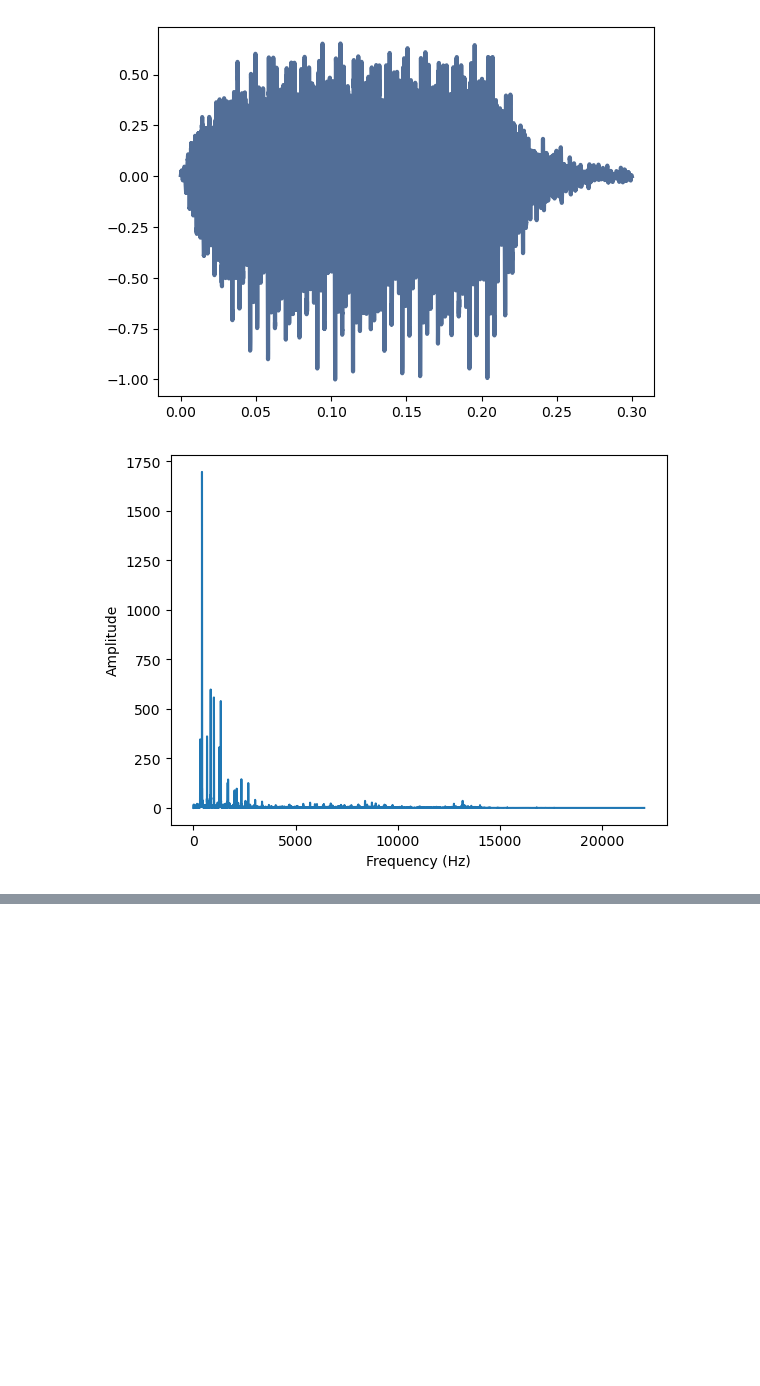
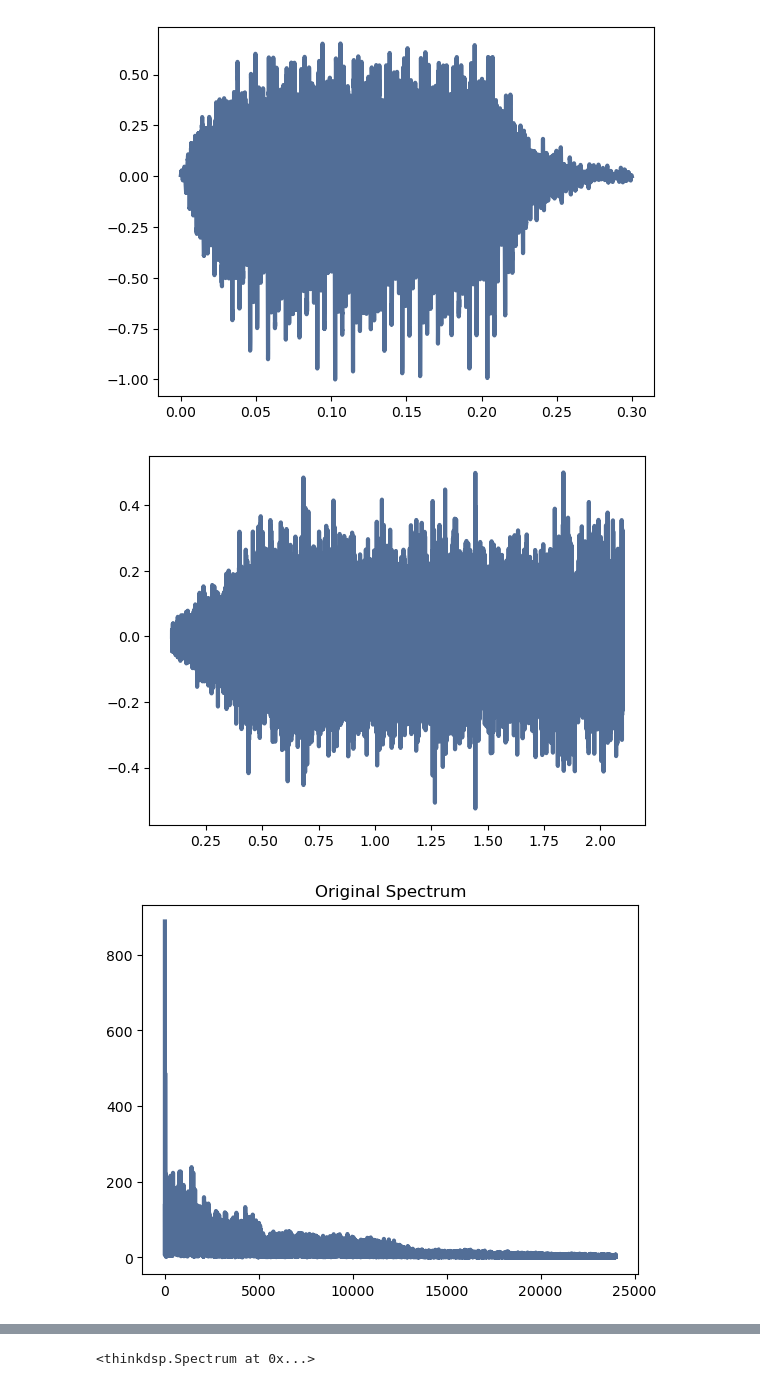
Before and after one commit to YUFOHON/sound, a Jupyter notebook: project.ipynb, the cells around one changed output, grey strips where cells are left out. Cells and saved outputs as stored; diff of their text form; code cells hidden in the pictures; blank space fills up the shorter version.

Commit message:
rain

```diff
--- a/project.ipynb
+++ b/project.ipynb
@@ -42,10 +74,8 @@ wave.make_audio()
 # %% [output]
 [interactive output not drawn]
 [figure]
-# %%
-plt.plot(spectrum.fs, spectrum.amps)
-plt.xlabel('Frequency (Hz)')
-plt.ylabel('Amplitude')
-plt.show()
-# %% [output]
-[figure, removed]
+# %%
+filter_wave('rain.wav', 200,0.1,2)
+# %% [output]
+[figure, added]
+[figure, added]
@@ -51,0 +89 @@ plt.show()
+<thinkdsp.Spectrum at 0x...>
```
Also changed, not shown: parts of 10 cells of this notebook, 4 other files.
